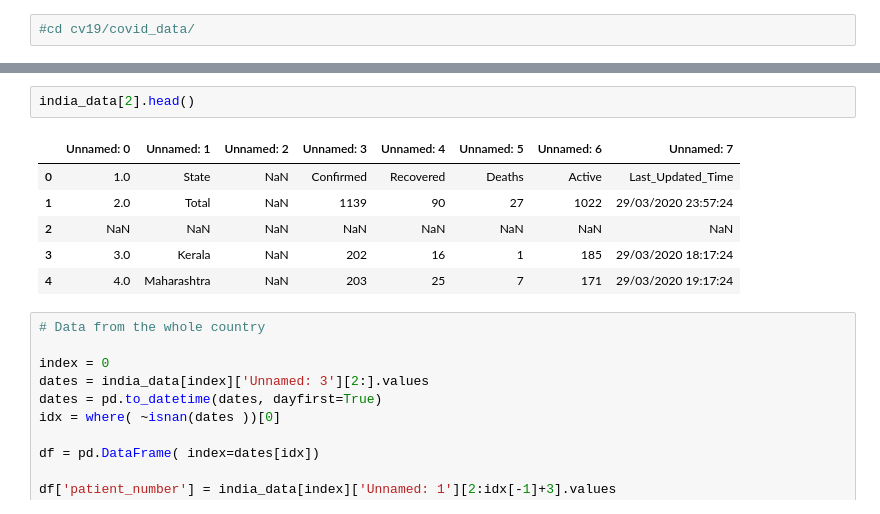
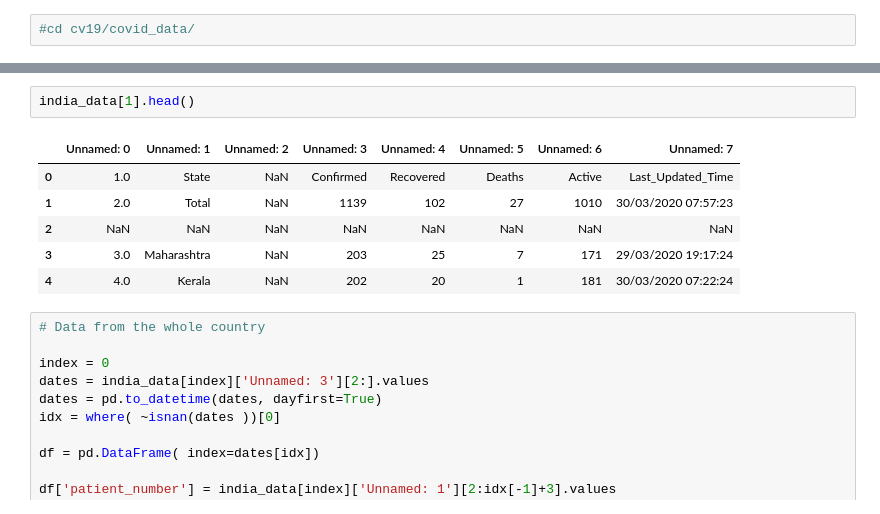
Before and after one commit to ahmadryan/covid19, a Jupyter notebook: coronavirus_quick_model2.ipynb, the cells around one changed output, grey strips where cells are left out. Cells and saved outputs as stored; diff of their text form.

```diff
--- a/coronavirus_quick_model2.ipynb
+++ b/coronavirus_quick_model2.ipynb
@@ -42,12 +42,12 @@ Wall time: 1min 34s
 # %%
-india_data[2].head()
+india_data[1].head()
 # %% [output]
 |  | Unnamed: 0 | Unnamed: 1 | Unnamed: 2 | Unnamed: 3 | Unnamed: 4 | Unnamed: 5 | Unnamed: 6 | Unnamed: 7 |
 | 0 | 1.0 | State | NaN | Confirmed | Recovered | Deaths | Active | Last_Updated_Time |
-| 1 | 2.0 | Total | NaN | 1139 | 90 | 27 | 1022 | 29/03/2020 23:57:24 |
+| 1 | 2.0 | Total | NaN | 1139 | 102 | 27 | 1010 | 30/03/2020 07:57:23 |
 | 2 | NaN | NaN | NaN | NaN | NaN | NaN | NaN | NaN |
-| 3 | 3.0 | Kerala | NaN | 202 | 16 | 1 | 185 | 29/03/2020 18:17:24 |
-| 4 | 4.0 | Maharashtra | NaN | 203 | 25 | 7 | 171 | 29/03/2020 19:17:24 |
+| 3 | 3.0 | Maharashtra | NaN | 203 | 25 | 7 | 171 | 29/03/2020 19:17:24 |
+| 4 | 4.0 | Kerala | NaN | 202 | 20 | 1 | 181 | 30/03/2020 07:22:24 |
 # %%
 # Data from the whole country
 
```
Also changed, not shown: parts of 18 cells of this notebook.
